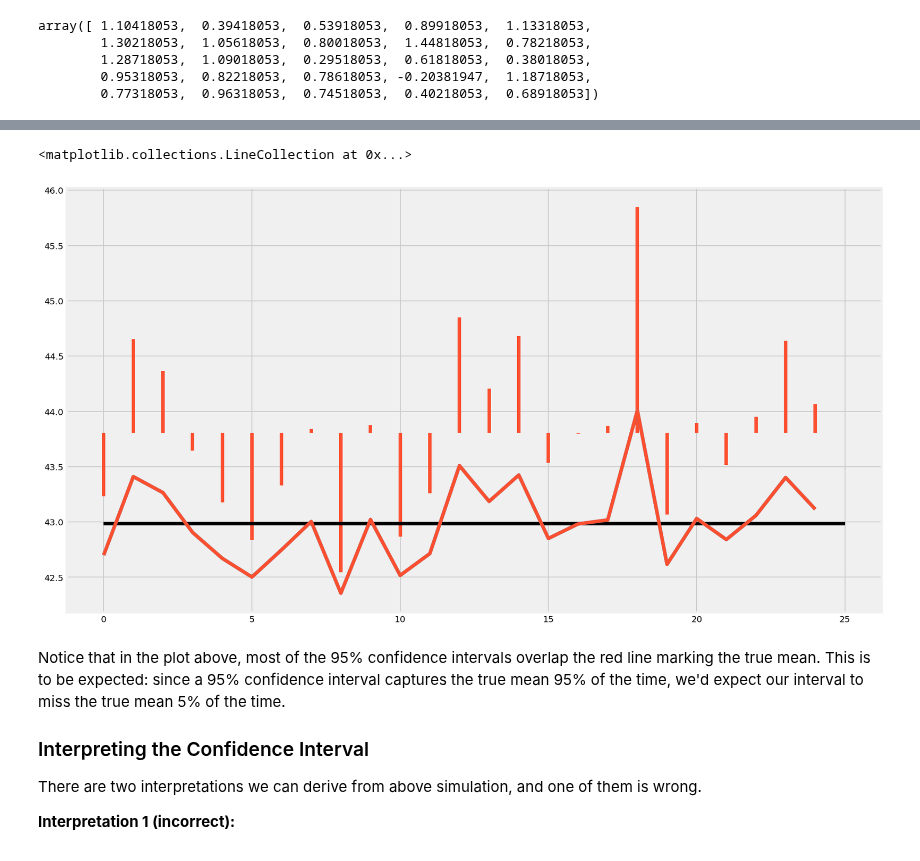
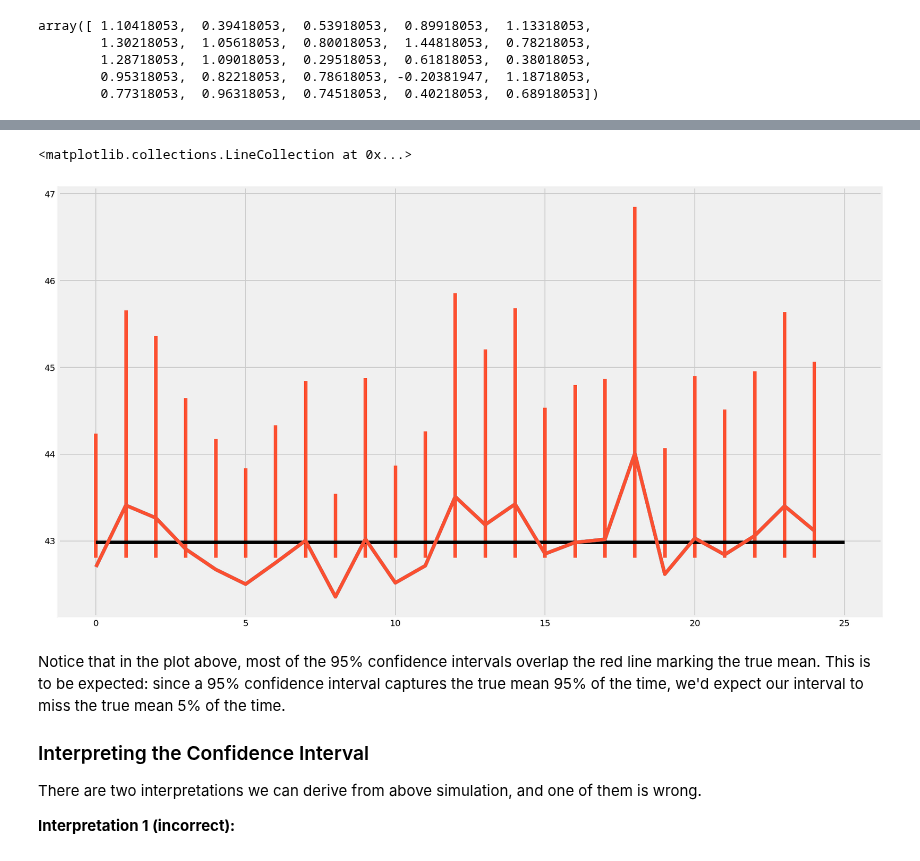
Before and after one commit to npschafer/dsc-confidence-intervals-lab-houston-ds-042219, a Jupyter notebook: index.ipynb, the cells around one changed output, grey strips where cells are left out. Drawn from its saved outputs; the diff is of its cells as text; code cells hidden in the pictures.

```diff
--- a/index.ipynb
+++ b/index.ipynb
@@ -314,15 +314,14 @@ array([[42.7  ],
 # %%
 # plot the mean and confidence interval for each sample as error bars
 # plot the population mean
 
 plt.figure(figsize=(15,9))
 plt.plot(sample_means)
-plt.errorbar(range(len(sample_means)), np.array(sample_means), yerr=np.array(list(zip((np.array(intervals)[:,0]-np.array(sample_means).T)[0],
-         (np.array(intervals)[:,1]-np.array(sample_means).T)[0]))).T)
+plt.errorbar(range(len(sample_means)), np.array(sample_means), yerr=errors-1)
 plt.hlines(pop_ages.mean(), xmin=0, xmax=len(sample_means))
 # %% [output]
 <matplotlib.collections.LineCollection at 0x...>
-[figure, old version]
+[figure, new version]
 # %% [markdown]
 Notice that in the plot above, most of the 95% confidence intervals overlap the red line marking the true mean. This is to be expected: since a 95% confidence interval captures the true mean 95% of the time, we'd expect our interval to miss the true mean 5% of the time.
 
```
